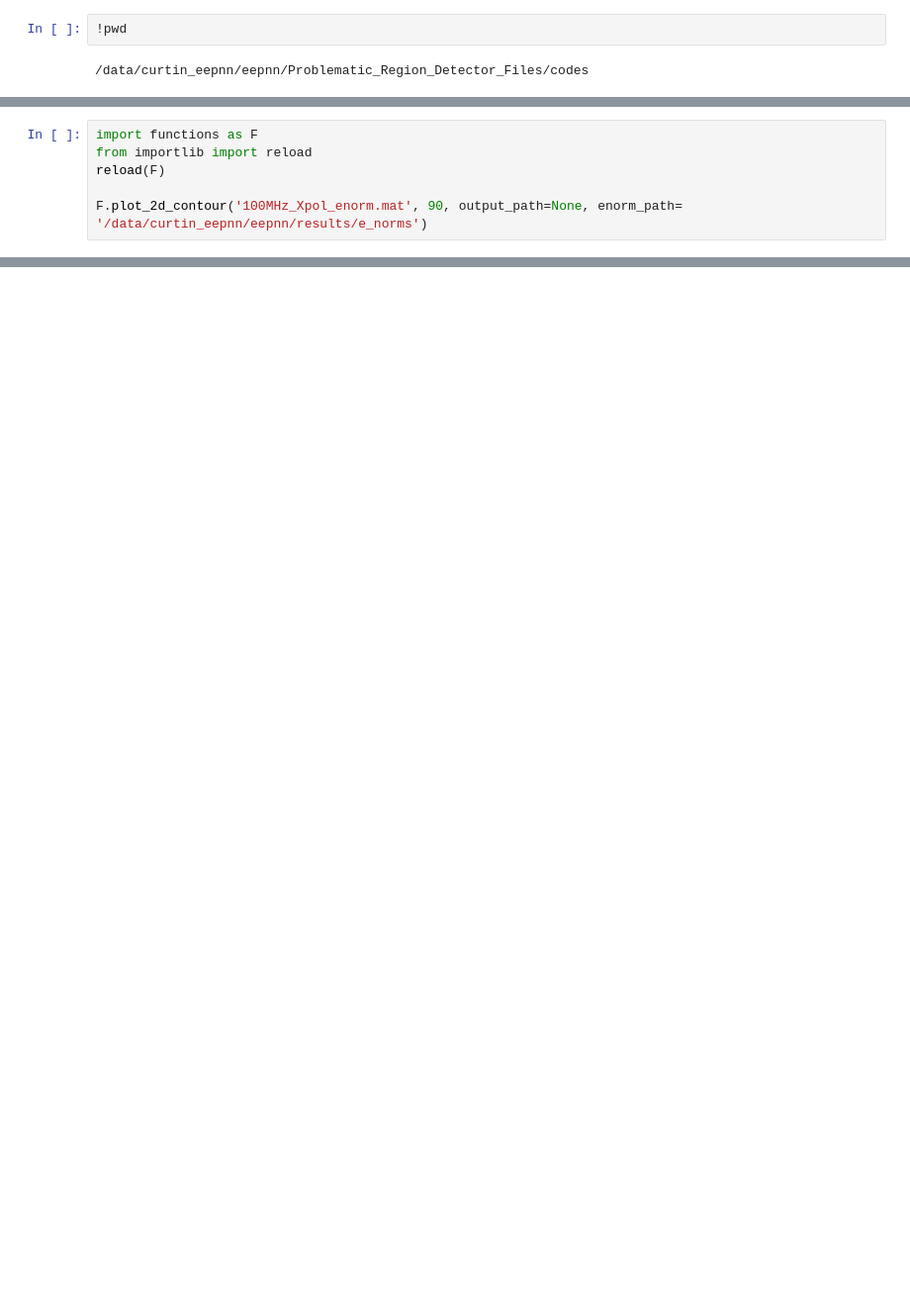
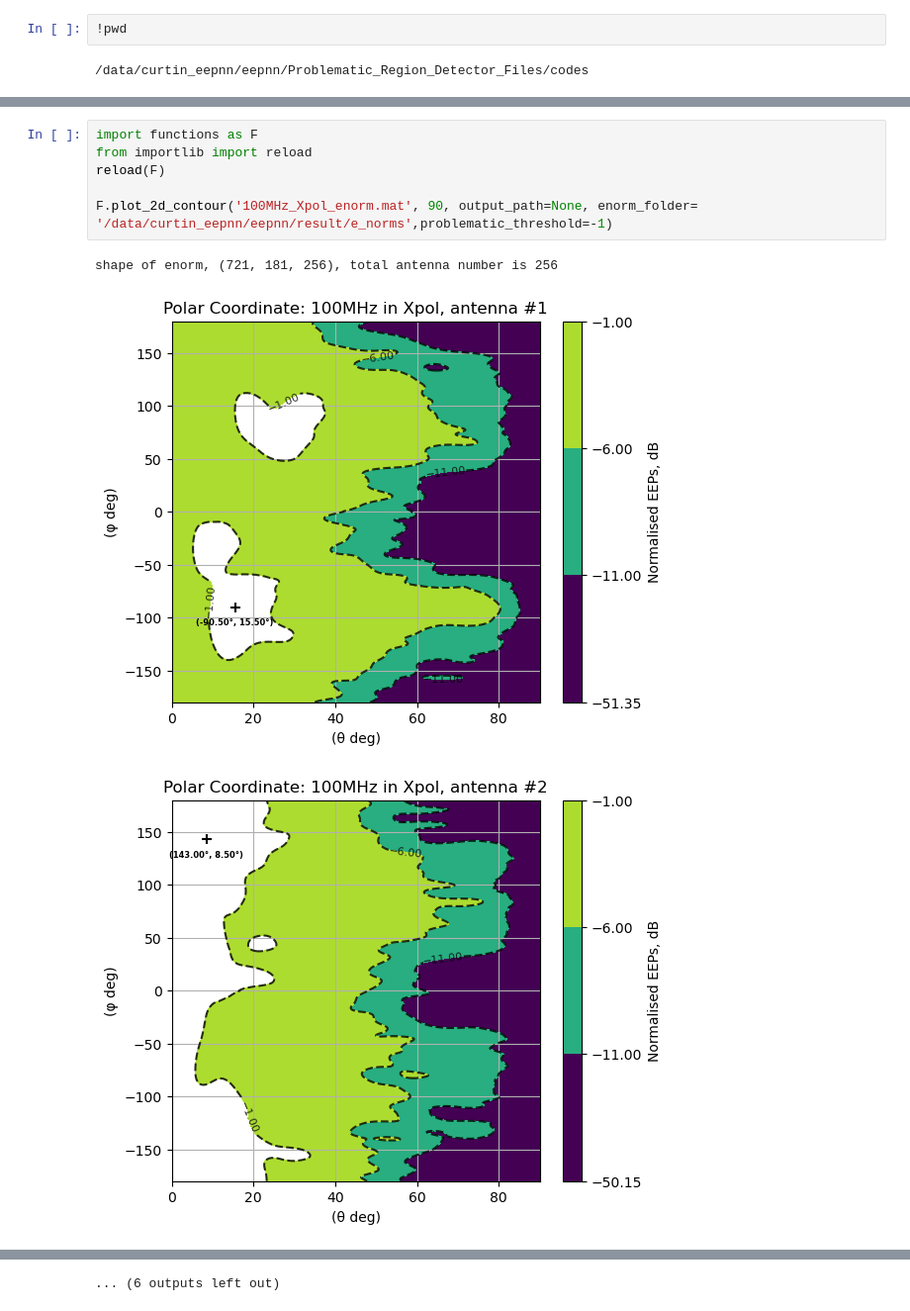
Before and after one commit to maria-kovaleva-australia/eepnn, a Jupyter notebook: Problematic_Region_Detector_Files/codes/test_code.ipynb, the cells around one changed output, grey strips where cells are left out. Shown at 99% size. Drawn from its saved outputs; the diff is of its cells as text; blank space fills up the shorter version.

Commit message:
removed hard-coded data shape, add plots, name file using time to advoid file overwrite

```diff
--- a/Problematic_Region_Detector_Files/codes/test_code.ipynb
+++ b/Problematic_Region_Detector_Files/codes/test_code.ipynb
@@ -34,6 +37,10 @@ Total running time: 0.3652974526087443 minutes
 # %%
 import functions as F
 from importlib import reload
 reload(F)
 
-F.plot_2d_contour('100MHz_Xpol_enorm.mat', 90, output_path=None, enorm_path= '/data/curtin_eepnn/eepnn/results/e_norms')
+F.plot_2d_contour('100MHz_Xpol_enorm.mat', 90, output_path=None, enorm_folder= '/data/curtin_eepnn/eepnn/result/e_norms',problematic_threshold=-1)
+# %% [output]
+shape of enorm, (721, 181, 256), total antenna number is 256
+[figure, added]
+[figure, added]
@@ -39,0 +56 @@ F.plot_2d_contour('100MHz_Xpol_enorm.mat', 90, output_path=None, enorm_path= '/d
+... (6 outputs left out)
```
Also changed, not shown: parts of 5 cells of this notebook, 2 other files.
